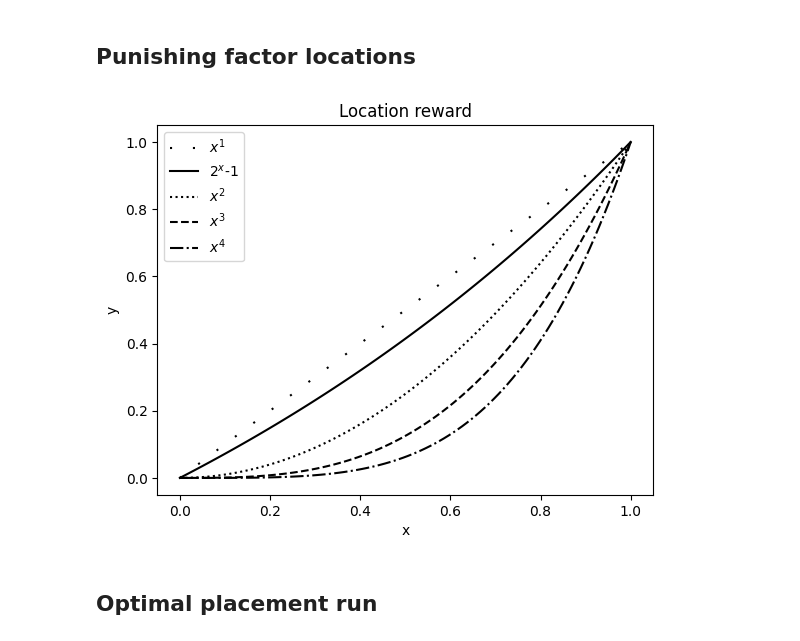
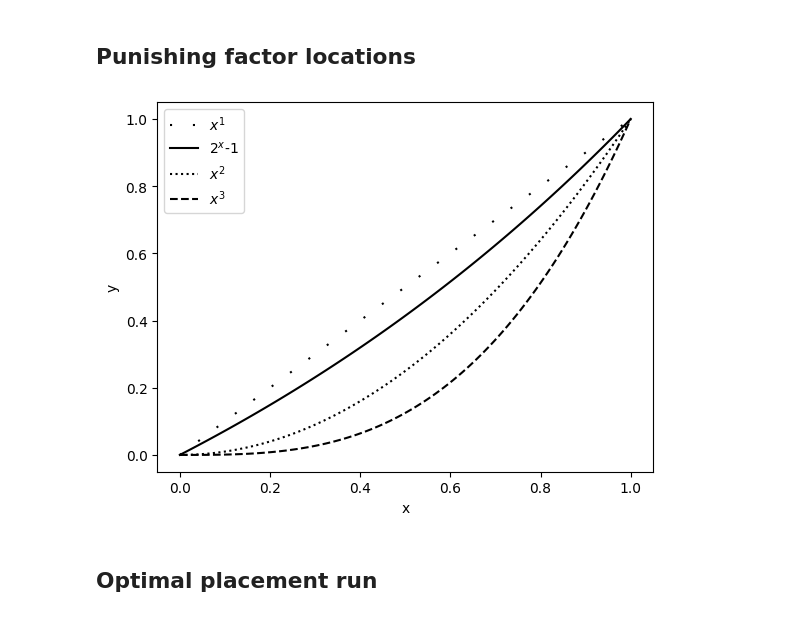
Before and after one commit to marvkosmai/mprj-optimal-placement-and-route, a Jupyter notebook: DataVisualization/data_visualization.ipynb, the cells around one changed output. Drawn from its saved outputs; the diff is of its cells as text; code cells hidden in the pictures.

```diff
--- a/DataVisualization/data_visualization.ipynb
+++ b/DataVisualization/data_visualization.ipynb
@@ -66,30 +66,27 @@ plt.show()
 # %%
 x = np.linspace(0, 1, 100)
 
 my1 = x**1
 plt.plot(x, my1, linestyle=(0, (1, 10)), c='black', label='$x^1$')
 
 paper = 2**x - 1
 plt.plot(x, paper, linestyle='solid', c='black', label='$2^x$-1')
 
 my2 = x**2
 plt.plot(x, my2, linestyle='dotted', c='black', label='$x^2$')
 
 my3 = x**3
 plt.plot(x, my3, linestyle='dashed', c='black', label='$x^3$')
 
-my4 = x**4
-plt.plot(x, my4, linestyle='dashdot', c='black', label='$x^4$')
-
 plt.xlabel("x")
 plt.ylabel("y")
-plt.title("Location reward")
+#plt.title("Location reward")
 
 plt.legend()
 
 plt.show()
 # %% [output]
-[figure, old version]
+[figure, new version]
 # %% [markdown]
 ## Optimal placement run
 # %%
```
Also changed, not shown: parts of 1 cell of this notebook, 49 other files.
